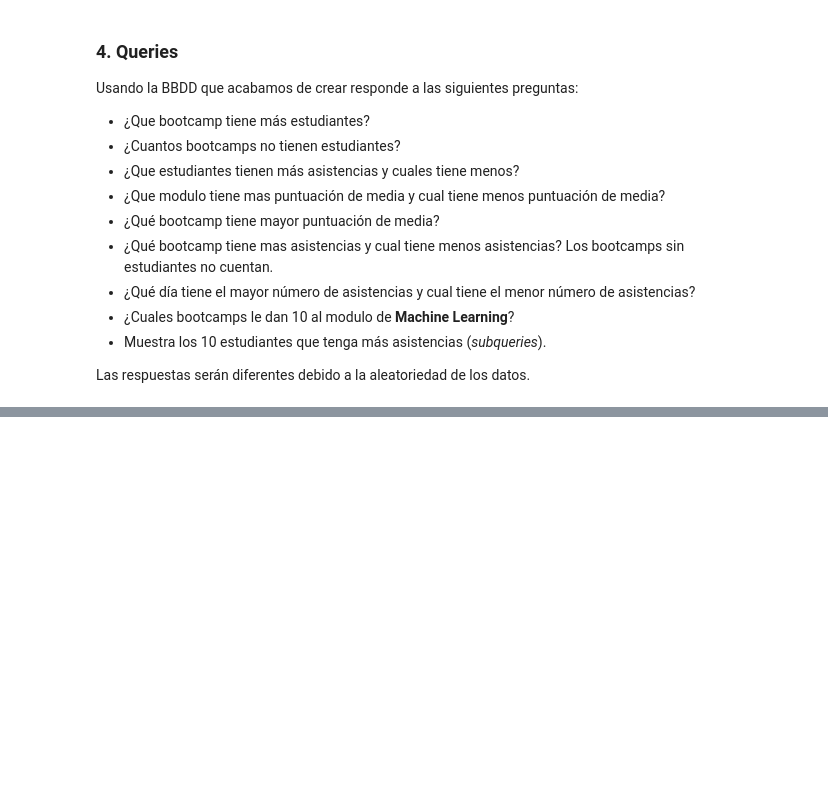
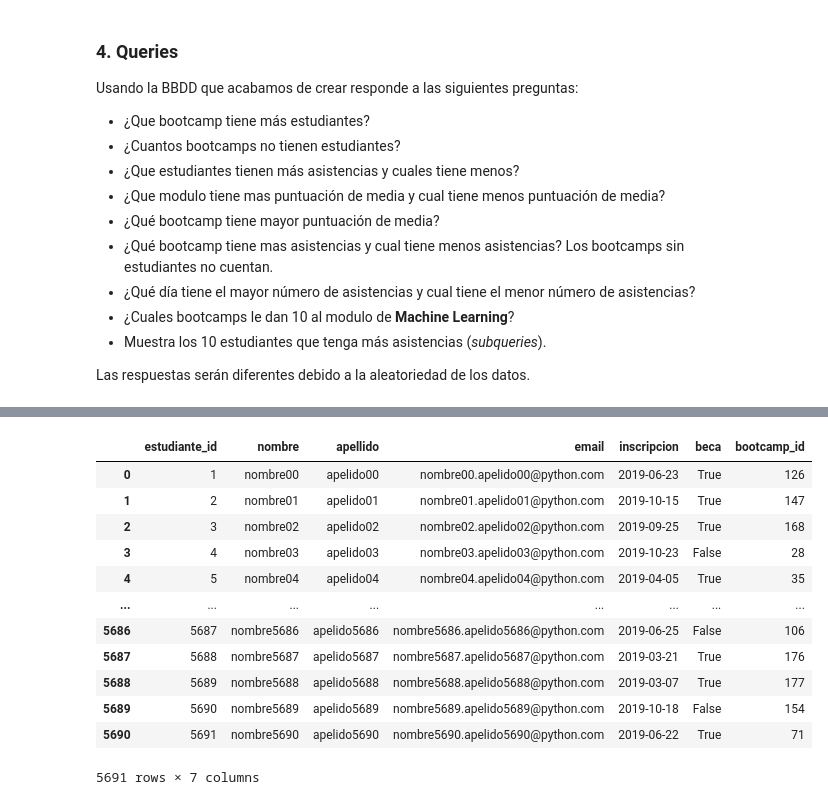
Before and after one commit to mplazap/Bootcamp_ejercicios, a Jupyter notebook: Tema 4 - Bases de datos/02.ejercicio_bootcamps.ipynb, the cells around one changed output, grey strips where cells are left out. Cells and saved outputs as stored; diff of their text form; code cells hidden in the pictures; blank space fills up the shorter version.

```diff
--- a/Tema 4 - Bases de datos/02.ejercicio_bootcamps.ipynb
+++ b/Tema 4 - Bases de datos/02.ejercicio_bootcamps.ipynb
@@ -199,0 +217,19 @@ import datetime
+# %%
+# tabla bootcamps: crear datos 200 filas
+from datetime import datetime, timedelta
+bootcamps = [f'DSB0{numero}RT' if numero < 10 else f'DSB{numero}RT' for numero in range(1, 201)]
+
+inicio_bootcamp = [datetime(year=2020, month=1, day=1) + timedelta(days= numero * 30)
+                   for numero in range(200)] # 30 * 0 = 0, 30 * 1 = 30, 30 * 2 = 60, 30 * 3 = 90,
+
+final_bootcamp = [fecha + timedelta(days=154) for fecha in inicio_bootcamp]
+
+df_bootcamps = pd.DataFrame(
+    zip(bootcamps, inicio_bootcamp, final_bootcamp),
+    columns=['bootcamp', 'inicio_bootcamp', 'final_bootcamp']
+)
+
+# Añadir columna pk:
+df_bootcamps = df_bootcamps.reset_index().rename({'index': 'bootcamp_id'}, axis=1)
+df_bootcamps['bootcamp_id'] = df_bootcamps['bootcamp_id'] + 1
+df_bootcamps
@@ -199,0 +250,55 @@ import datetime
+# %%
+# generar datos tabla estudiantes:
+import random
+
+# Creamos el numero de filas aleatorias
+n_filas = random.randint(5000, 8000)
+n_filas
+
+nombres = [f'nombre0{numero}' if numero < 10 else f'nombre{numero}' for numero in range(n_filas)]
+apellidos = [f'apelido0{numero}' if numero < 10 else f'apelido{numero}' for numero in range(n_filas)]
+
+# Ver logitud
+#print(len(nombres), len(apellidos))
+
+emails = [f'{nombre}.{apellido}@python.com' for nombre, apellido in zip(nombres, apellidos)]
+
+becas = [random.choices([True, False], weights=[0.70, 0.30])[0] for _ in range(n_filas)]
+
+bootcamp_ids = [random.choice(df_bootcamps['bootcamp_id']) for _ in range(n_filas)]
+
+# Opción 1: con pandas
+# fechas_2019 = pd.date_range(start='2019-01-01', end='2019-12-31').to_list()
+
+# Opción 2: datetime
+fechas_2019 = [datetime(year=2019, month=1, day=1) + timedelta(days=numero) for numero in range(365)]
+inscripciones = [random.choice(fechas_2019) for _ in range(n_filas)]
+inscripciones
+
+# Opción 3:
+# fechas_2019 = pd.date_range(start='2019-01-01', end='2019-12-31')
+# fechas_2019 = fechas_2019.strftime('%Y-%m-%d')
+# inscripciones = [random.choice(fechas_2019) for _ in range(n_filas)]
+
+df_estudiantes = pd.DataFrame(
+    zip(nombres, apellidos, emails, inscripciones, becas, bootcamp_ids),
+    columns=['nombre', 'apellido', 'email', 'inscripcion', 'beca', 'bootcamp_id']
+    )
+
+df_estudiantes = df_estudiantes.reset_index().rename({'index': 'estudiante_id'}, axis=1)
+df_estudiantes['estudiante_id'] = df_estudiantes['estudiante_id'] + 1
+df_estudiantes
+# %% [output]
+|  | estudiante_id | nombre | apellido | email | inscripcion | beca | bootcamp_id |
+| 0 | 1 | nombre00 | apelido00 | nombre00.apelido00@python.com | 2019-06-23 | True | 126 |
+| 1 | 2 | nombre01 | apelido01 | nombre01.apelido01@python.com | 2019-10-15 | True | 147 |
+| 2 | 3 | nombre02 | apelido02 | nombre02.apelido02@python.com | 2019-09-25 | True | 168 |
+| 3 | 4 | nombre03 | apelido03 | nombre03.apelido03@python.com | 2019-10-23 | False | 28 |
+| 4 | 5 | nombre04 | apelido04 | nombre04.apelido04@python.com | 2019-04-05 | True | 35 |
+| ... | ... | ... | ... | ... | ... | ... | ... |
+| 5686 | 5687 | nombre5686 | apelido5686 | nombre5686.apelido5686@python.com | 2019-06-25 | False | 106 |
+| 5687 | 5688 | nombre5687 | apelido5687 | nombre5687.apelido5687@python.com | 2019-03-21 | True | 176 |
+| 5688 | 5689 | nombre5688 | apelido5688 | nombre5688.apelido5688@python.com | 2019-03-07 | True | 177 |
+| 5689 | 5690 | nombre5689 | apelido5689 | nombre5689.apelido5689@python.com | 2019-10-18 | False | 154 |
+| 5690 | 5691 | nombre5690 | apelido5690 | nombre5690.apelido5690@python.com | 2019-06-22 | True | 71 |
+5691 rows × 7 columns
```
Also changed, not shown: parts of 11 cells of this notebook, 5 other files.
